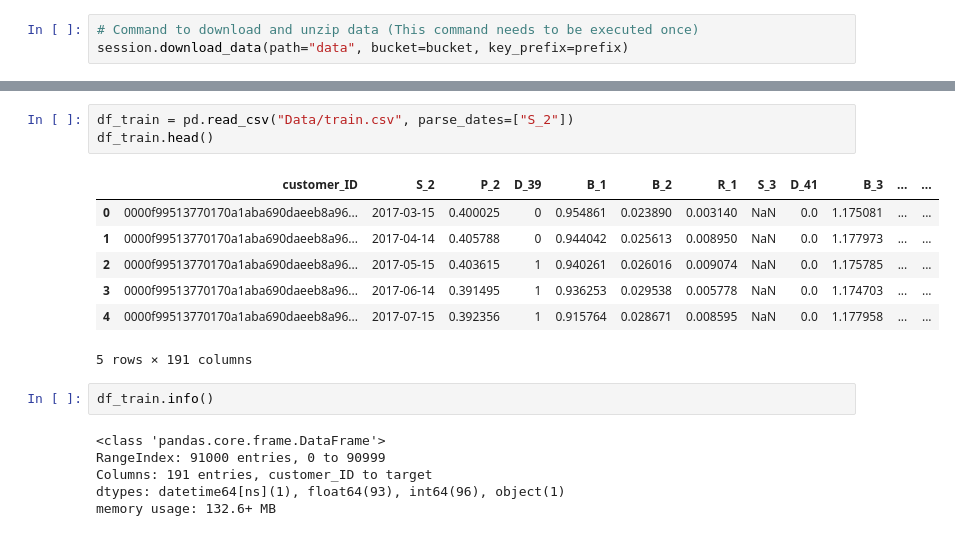
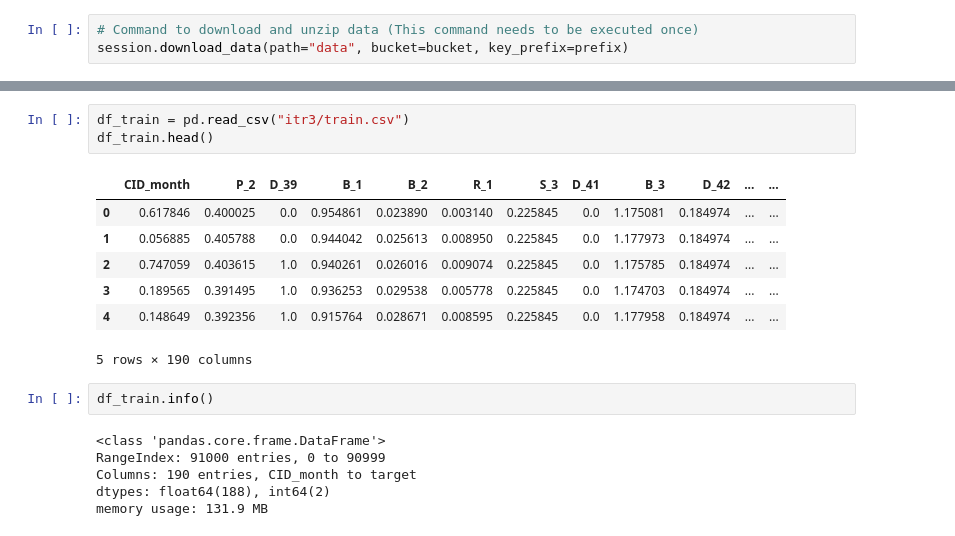
Before and after one commit to DevikaLak/MachineLearningPortfolio, a Jupyter notebook: Classification/default-prediction.ipynb, the cells around one changed output, grey strips where cells are left out. Cells and saved outputs as stored; diff of their text form.

```diff
--- a/Classification/default-prediction.ipynb
+++ b/Classification/default-prediction.ipynb
@@ -73,22 +72,22 @@ Archive:  data/Data.zip
 # %%
-df_train = pd.read_csv("Data/train.csv", parse_dates=["S_2"])
+df_train = pd.read_csv("itr3/train.csv")
 df_train.head()
 # %% [output]
-|  | customer_ID | S_2 | P_2 | D_39 | B_1 | B_2 | R_1 | S_3 | D_41 | B_3 | ... | ... |
-| 0 | 0000f99513770170a1aba690daeeb8a96... | 2017-03-15 | 0.400025 | 0 | 0.954861 | 0.023890 | 0.003140 | NaN | 0.0 | 1.175081 | ... | ... |
-| 1 | 0000f99513770170a1aba690daeeb8a96... | 2017-04-14 | 0.405788 | 0 | 0.944042 | 0.025613 | 0.008950 | NaN | 0.0 | 1.177973 | ... | ... |
-| 2 | 0000f99513770170a1aba690daeeb8a96... | 2017-05-15 | 0.403615 | 1 | 0.940261 | 0.026016 | 0.009074 | NaN | 0.0 | 1.175785 | ... | ... |
-| 3 | 0000f99513770170a1aba690daeeb8a96... | 2017-06-14 | 0.391495 | 1 | 0.936253 | 0.029538 | 0.005778 | NaN | 0.0 | 1.174703 | ... | ... |
-| 4 | 0000f99513770170a1aba690daeeb8a96... | 2017-07-15 | 0.392356 | 1 | 0.915764 | 0.028671 | 0.008595 | NaN | 0.0 | 1.177958 | ... | ... |
+|  | CID_month | P_2 | D_39 | B_1 | B_2 | R_1 | S_3 | D_41 | B_3 | D_42 | ... | ... |
+| 0 | 0.617846 | 0.400025 | 0.0 | 0.954861 | 0.023890 | 0.003140 | 0.225845 | 0.0 | 1.175081 | 0.184974 | ... | ... |
+| 1 | 0.056885 | 0.405788 | 0.0 | 0.944042 | 0.025613 | 0.008950 | 0.225845 | 0.0 | 1.177973 | 0.184974 | ... | ... |
+| 2 | 0.747059 | 0.403615 | 1.0 | 0.940261 | 0.026016 | 0.009074 | 0.225845 | 0.0 | 1.175785 | 0.184974 | ... | ... |
+| 3 | 0.189565 | 0.391495 | 1.0 | 0.936253 | 0.029538 | 0.005778 | 0.225845 | 0.0 | 1.174703 | 0.184974 | ... | ... |
+| 4 | 0.148649 | 0.392356 | 1.0 | 0.915764 | 0.028671 | 0.008595 | 0.225845 | 0.0 | 1.177958 | 0.184974 | ... | ... |
-5 rows × 191 columns
+5 rows × 190 columns
 # %%
 df_train.info()
 # %% [output]
 <class 'pandas.core.frame.DataFrame'>
 RangeIndex: 91000 entries, 0 to 90999
-Columns: 191 entries, customer_ID to target
-dtypes: datetime64[ns](1), float64(93), int64(96), object(1)
-memory usage: 132.6+ MB
+Columns: 190 entries, CID_month to target
+dtypes: float64(188), int64(2)
+memory usage: 131.9 MB
 # %%
 df_train.describe()
 # %% [output]
```
Also changed, not shown: parts of 10 cells of this notebook.
